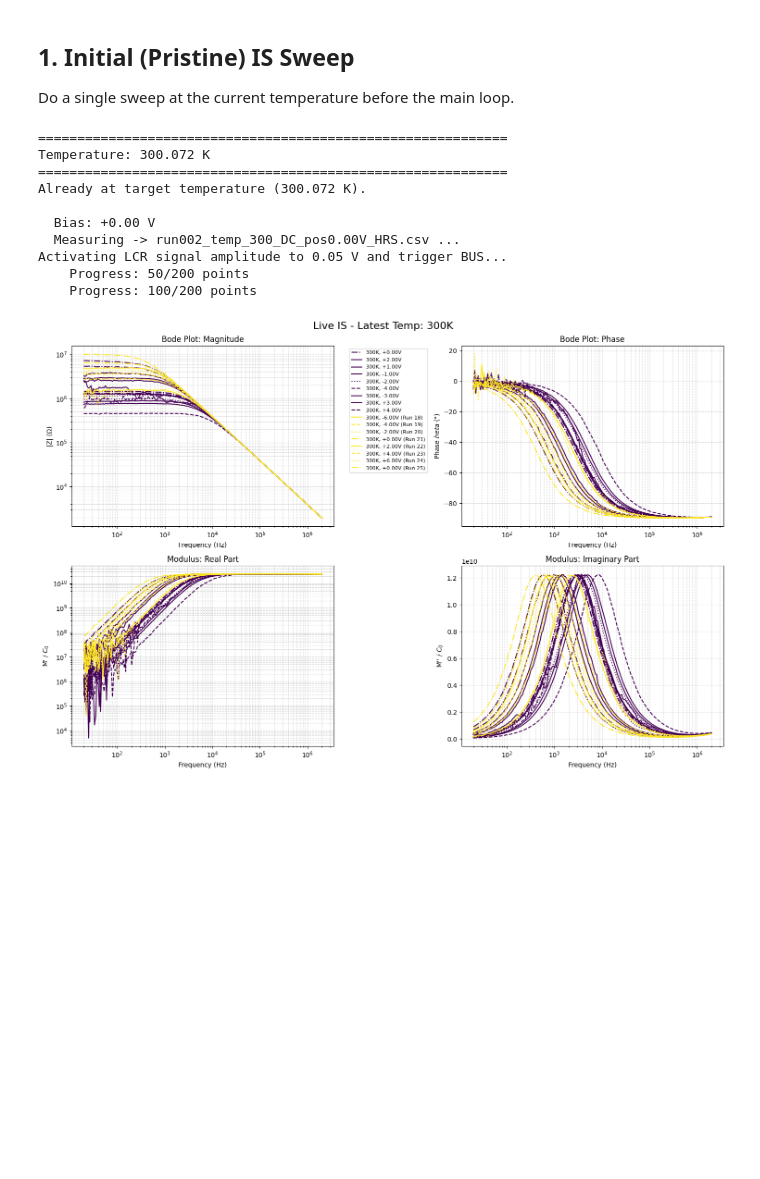
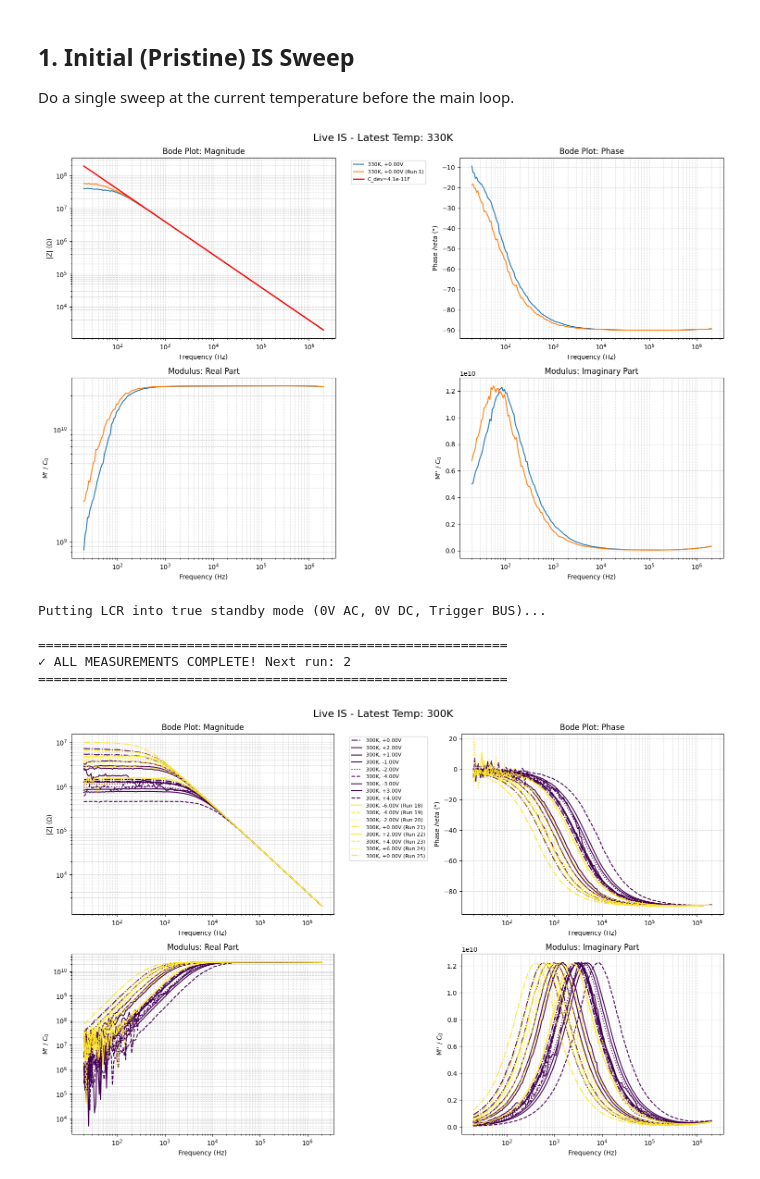
Before and after one commit to hc3413/Instrument_Control_Python, a Jupyter notebook: Jupyter Scripts/Agilent_Janis_Control.ipynb, the cells around one changed output. Saved outputs shown, nothing was run; the diff lists cells and outputs as text; code cells hidden in the pictures; blank space fills up the shorter version.

```diff
--- a/Jupyter Scripts/Agilent_Janis_Control.ipynb
+++ b/Jupyter Scripts/Agilent_Janis_Control.ipynb
@@ -182,47 +186,45 @@ Do a single sweep at the current temperature before the main loop.
 # Define parameters for Pristine Sweep
 # 60 points per decade, from 20 Hz to 2 MHz (5 decades -> 300 points)
 frequencies = np.round(np.logspace(np.log10(20), np.log10(2e6), num=200), decimals=2)
 
 current_temp = janis.temperature
-dc_biases = [0.0, -2.0, -1.0, 0.0, 1.0, 2.0, 0.0]  # V
+dc_biases = [0.0] #, -2.0, -1.0, 0.0, 1.0, 2.0, 0.0]  # V
 ac_amplitude = 0.05 # V
 
 #sweep_name = "dev6_F_padonly"
 #sweep_name = "dev6_B_padonly"
 #sweep_name = "dev6_N_padonly"
 #sweep_name = "dev7_C_formed"
-sweep_name = "dev12_J"
-#next_run = 1
+sweep_name = "de3_O"
+# = 1
 # Run pristine measurement
 next_run = run_temperature_bias_sweep_with_live_plot(
     parent_dir=output_path,
     sweep_name=sweep_name,
     temp_points=[current_temp],
     bias_points=dc_biases,
     janis_ctrl=janis,
     lcr_ctrl=lcr,
     freq_points=frequencies,
     Vrms=ac_amplitude,
-    filename_suffix="_HRS",
+    filename_suffix="_LRS",
     run_count_start= next_run,
     run_select=None,
     extra_settle_time=0,
     log_y_left=True,   # log scale for Magnitude / Modulus Real
     log_y_right=False,  # linear scale for Phase / Modulus Imaginary
     #y_range_left=[1e1,1e6],        # e.g. (1e3, 1e7)
     remove_outliers= True,
+    C_plot = True, # plot capacitance as well
+    C_dev=4.11e-11,       # Reference capacitance line
 )
 # %% [output]
+[figure, added]
+Putting LCR into true standby mode (0V AC, 0V DC, Trigger BUS)...
+
 ============================================================
-Temperature: 300.072 K
+✓ ALL MEASUREMENTS COMPLETE! Next run: 2
 ============================================================
-Already at target temperature (300.072 K).
-
-  Bias: +0.00 V
-  Measuring -> run002_temp_300_DC_pos0.00V_HRS.csv ...
-Activating LCR signal amplitude to 0.05 V and trigger BUS...
-    Progress: 50/200 points
-    Progress: 100/200 points
 # %%
 # %% [output]
 [figure]
```
Also changed, not shown: parts of 1 cell of this notebook.
